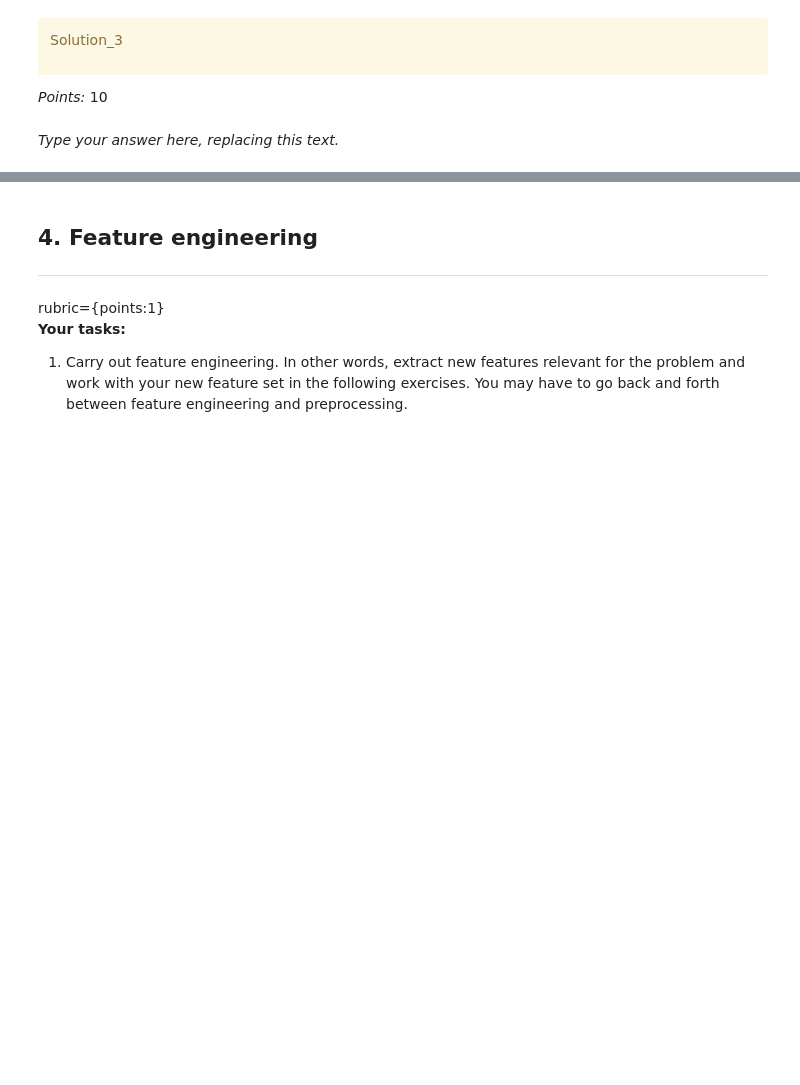
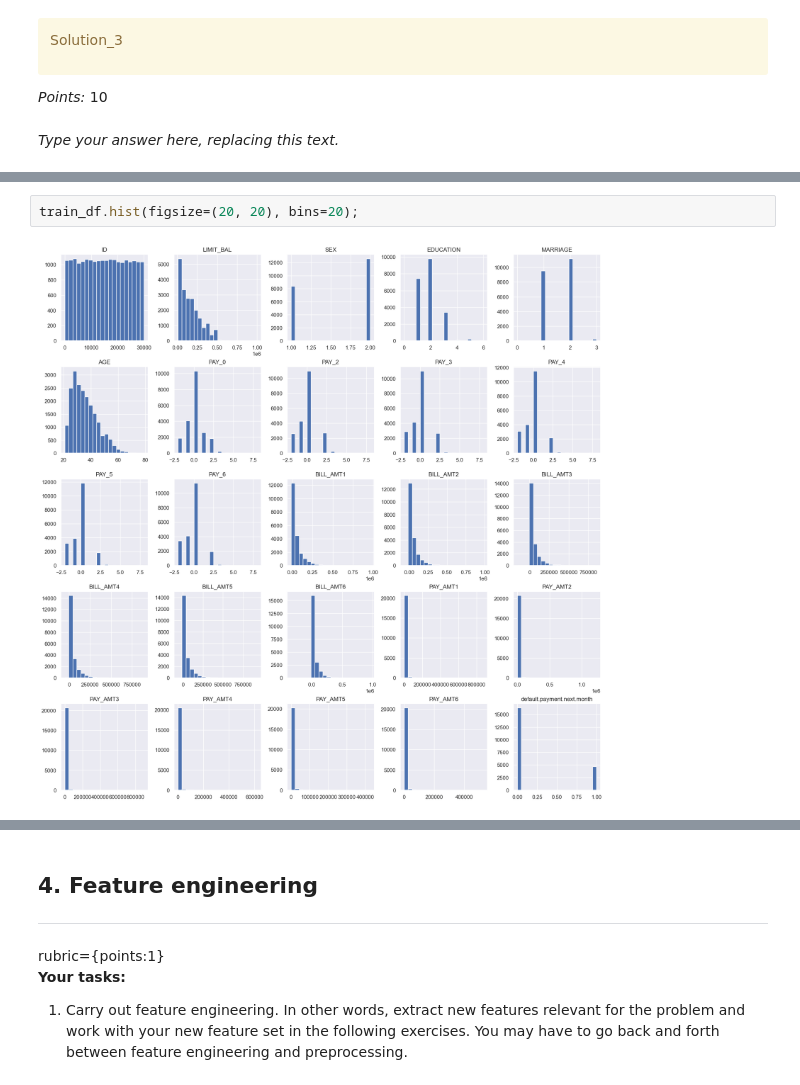
Before and after one commit to Aryan-SeongJae/Credit-Card-Project, a Jupyter notebook: hw5.ipynb, the cells around one changed output, grey strips where cells are left out. Cells and saved outputs as stored; diff of their text form; blank space fills up the shorter version.

```diff
--- a/hw5.ipynb
+++ b/hw5.ipynb
@@ -392,0 +364,4 @@ All payment history variables show moderate positive correlations with default,
+# %%
+train_df.hist(figsize=(20, 20), bins=20);
+# %% [output]
+[figure, added]
```
Also changed, not shown: parts of 115 cells of this notebook.
